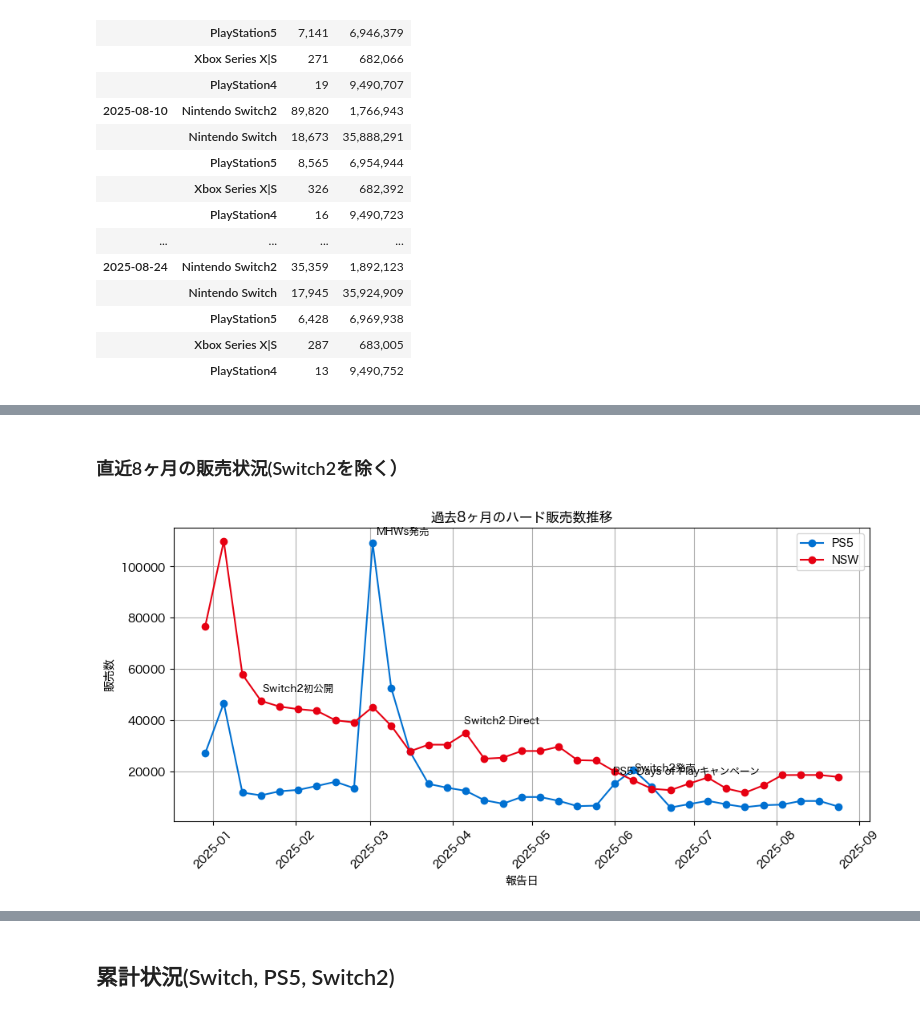
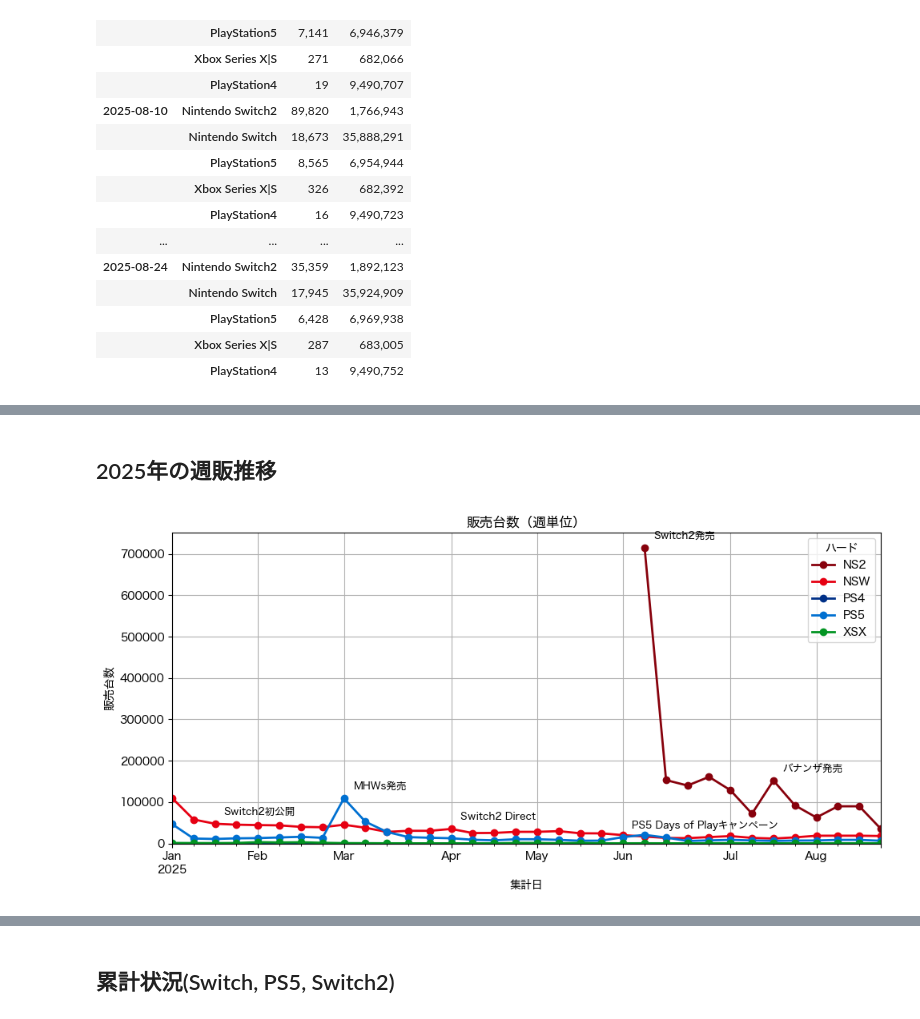
Before and after one commit to hidenden/gamedata, a Jupyter notebook: notebook/analysis/weekly_report_2025.ipynb, the cells around one changed output, grey strips where cells are left out. Saved outputs shown, nothing was run; the diff lists cells and outputs as text; code cells hidden in the pictures.

```diff
--- a/notebook/analysis/weekly_report_2025.ipynb
+++ b/notebook/analysis/weekly_report_2025.ipynb
@@ -131,6 +88,6 @@ plot_recent_sales(hard_sales_df, hard_event_df, months=8)
-# %% [markdown]
-### 直近8ヶ月の販売状況(Switch2を除く）
-# %%
-plot_recent_sales(hard_sales_df, hard_event_df, months=8, hw=['PS5', 'NSW'])
-# %% [output]
-[figure, removed]
+# %% [markdown]
+## 2025年の週販推移
+# %%
+(fig, df) = ph.plot_sales(begin=datetime(2025,1,1))
+# %% [output]
+[figure, added]
```
Also changed, not shown: parts of 24 cells of this notebook, 7 other files.
